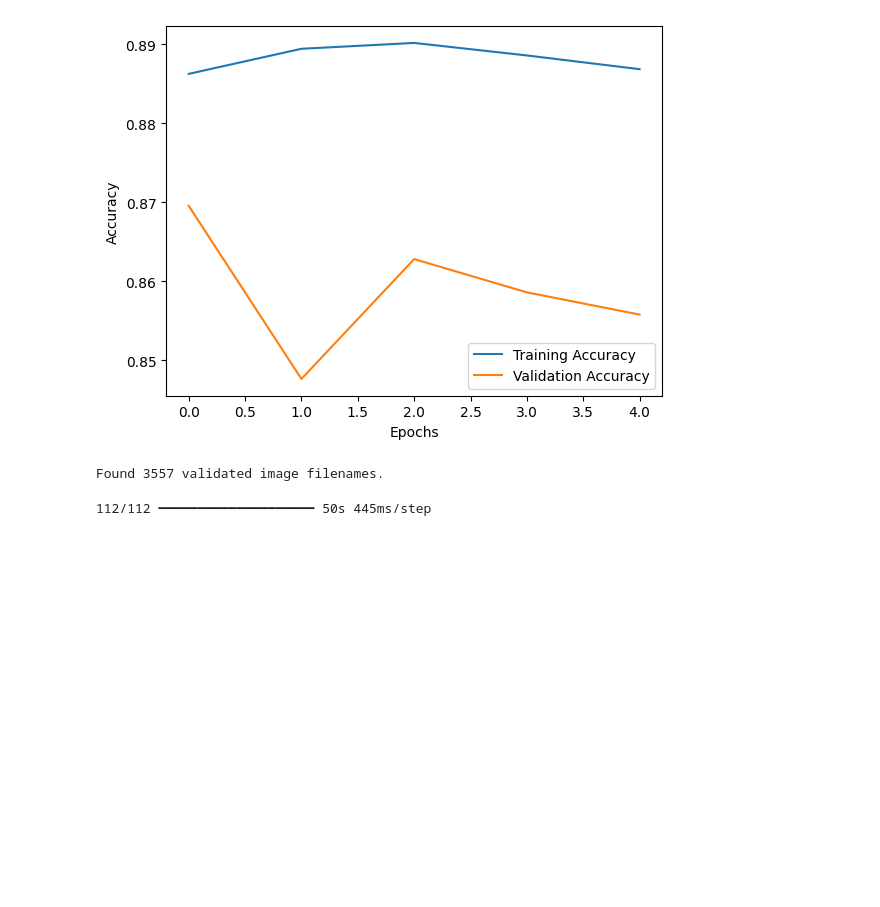
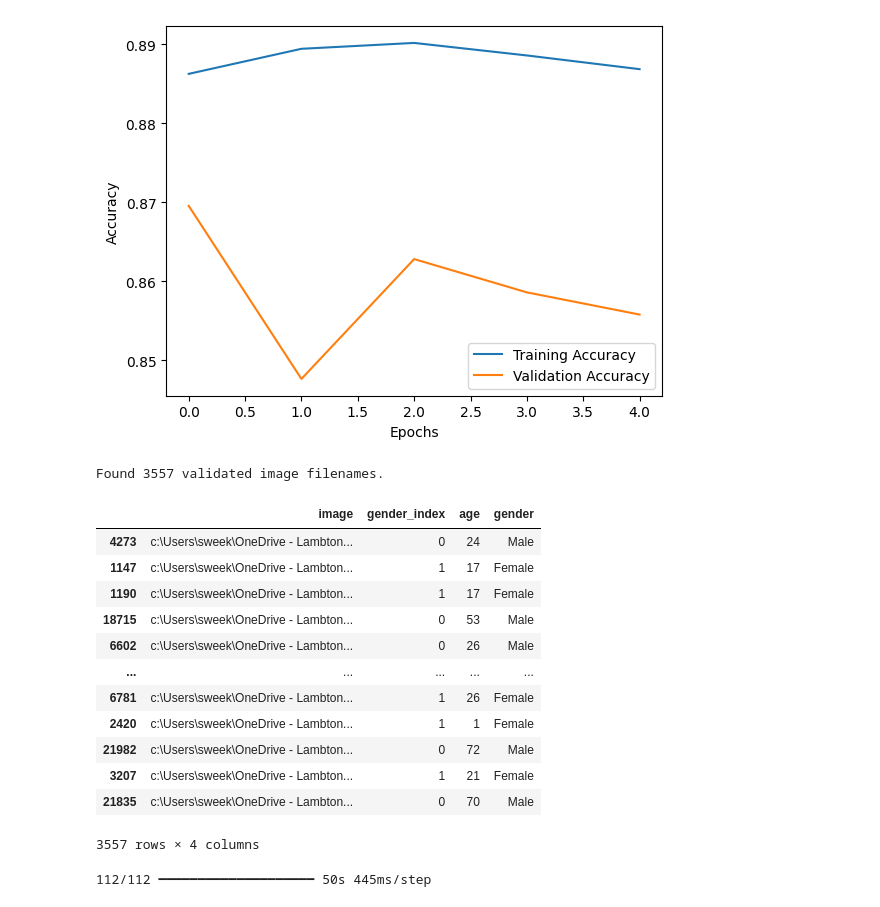
Before and after one commit to sweeksss/Gender_Prediction_CNN_UTKFace, a Jupyter notebook: CNN.ipynb, the cells around one changed output. Cells and saved outputs as stored; diff of their text form; code cells hidden in the pictures; blank space fills up the shorter version.

```diff
--- a/CNN.ipynb
+++ b/CNN.ipynb
@@ -303,6 +303,22 @@ test_gen = datagen.flow_from_dataframe(
   )
 # %% [output]
 Found 3557 validated image filenames.
+# %%
+test_df
+# %% [output]
+|  | image | gender_index | age | gender |
+| 4273 | c:\Users\sweek\OneDrive - Lambton... | 0 | 24 | Male |
+| 1147 | c:\Users\sweek\OneDrive - Lambton... | 1 | 17 | Female |
+| 1190 | c:\Users\sweek\OneDrive - Lambton... | 1 | 17 | Female |
+| 18715 | c:\Users\sweek\OneDrive - Lambton... | 0 | 53 | Male |
+| 6602 | c:\Users\sweek\OneDrive - Lambton... | 0 | 26 | Male |
+| ... | ... | ... | ... | ... |
+| 6781 | c:\Users\sweek\OneDrive - Lambton... | 1 | 26 | Female |
+| 2420 | c:\Users\sweek\OneDrive - Lambton... | 1 | 1 | Female |
+| 21982 | c:\Users\sweek\OneDrive - Lambton... | 0 | 72 | Male |
+| 3207 | c:\Users\sweek\OneDrive - Lambton... | 1 | 21 | Female |
+| 21835 | c:\Users\sweek\OneDrive - Lambton... | 0 | 70 | Male |
+3557 rows × 4 columns
 # %%
 # Step 1: Predict labels using your trained CNN model
 predicted_labels = model.predict(test_gen)
```
Also changed, not shown: parts of 9 cells of this notebook, 2 other files.
